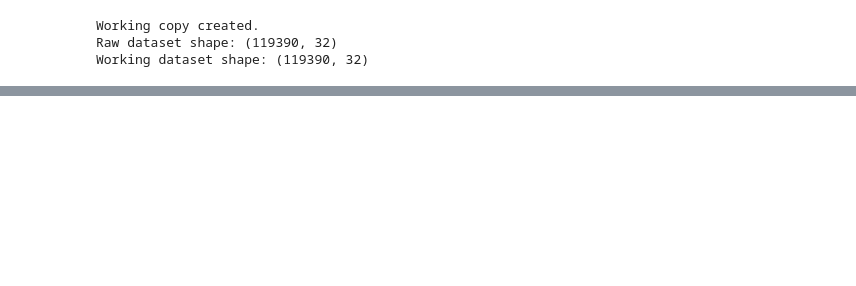
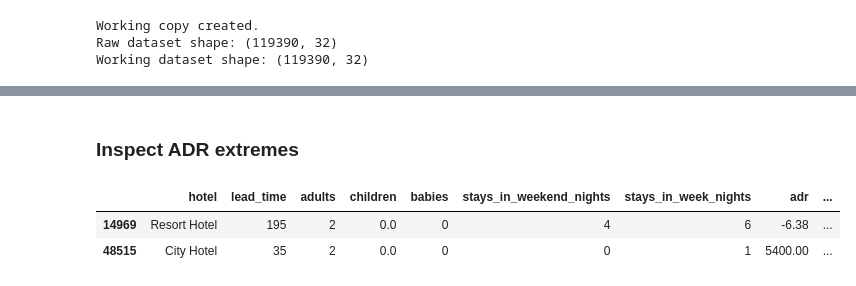
Before and after one commit to sudulran/IT3051-Group27-Hotel-Cancellation-Prediction, a Jupyter notebook: notebooks/02_Preprocessing_Feature_Engineering.ipynb, the cells around one changed output, grey strips where cells are left out. Cells and saved outputs as stored; diff of their text form; code cells hidden in the pictures; blank space fills up the shorter version.

```diff
--- a/notebooks/02_Preprocessing_Feature_Engineering.ipynb
+++ b/notebooks/02_Preprocessing_Feature_Engineering.ipynb
@@ -96,0 +553,23 @@ Working dataset shape: (119390, 32)
+# %% [markdown]
+### Inspect ADR extremes
+# %%
+train_data.loc[
+    negative_adr_mask | very_high_adr_mask,
+    [
+        "hotel",
+        "lead_time",
+        "adults",
+        "children",
+        "babies",
+        "stays_in_weekend_nights",
+        "stays_in_week_nights",
+        "adr",
+        "customer_type",
+        "market_segment",
+        "is_canceled"
+    ]
+]
+# %% [output]
+|  | hotel | lead_time | adults | children | babies | stays_in_weekend_nights | stays_in_week_nights | adr | ... |
+| 14969 | Resort Hotel | 195 | 2 | 0.0 | 0 | 4 | 6 | -6.38 | ... |
+| 48515 | City Hotel | 35 | 2 | 0.0 | 0 | 0 | 1 | 5400.00 | ... |
```
Also changed, not shown: parts of 94 cells of this notebook.
